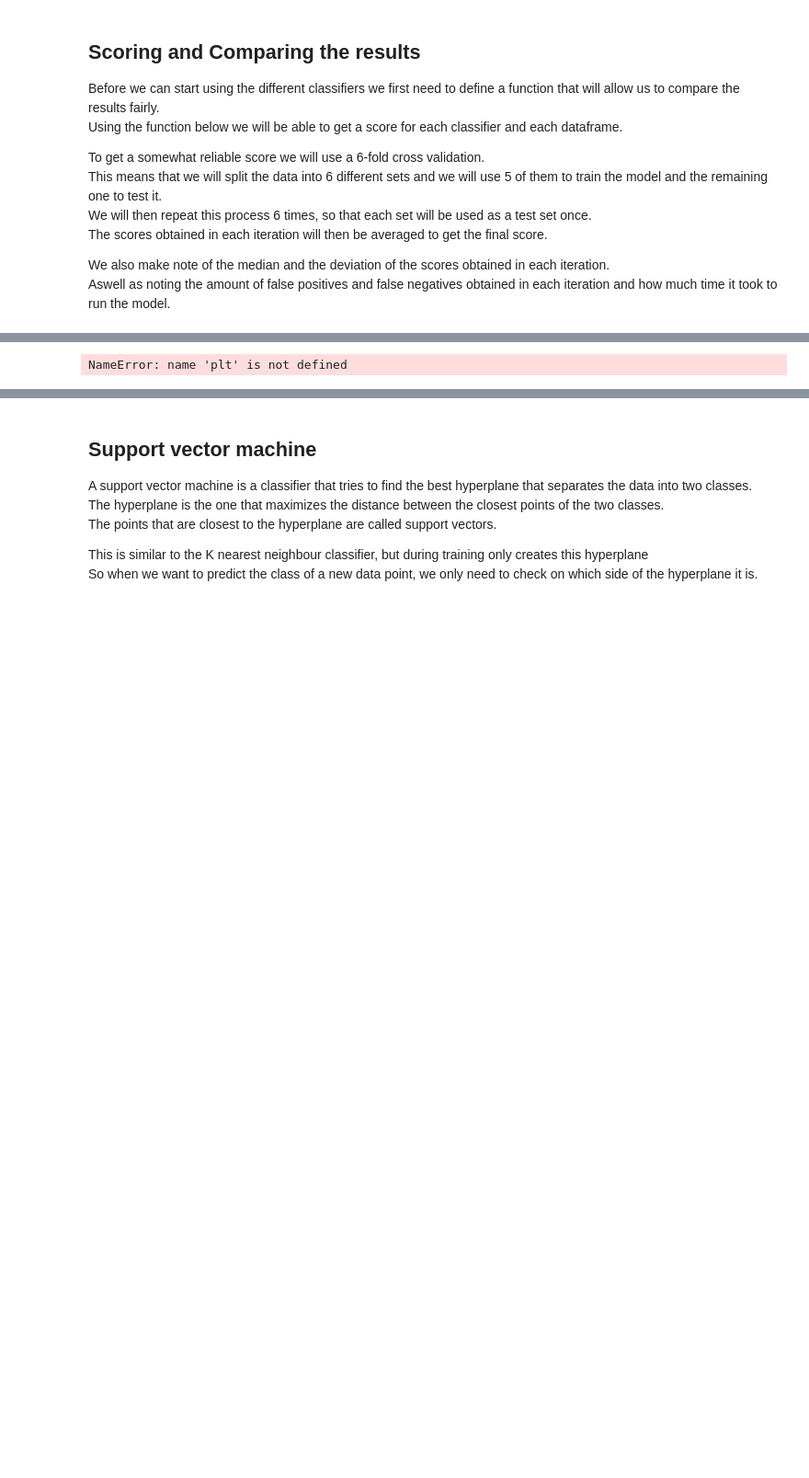
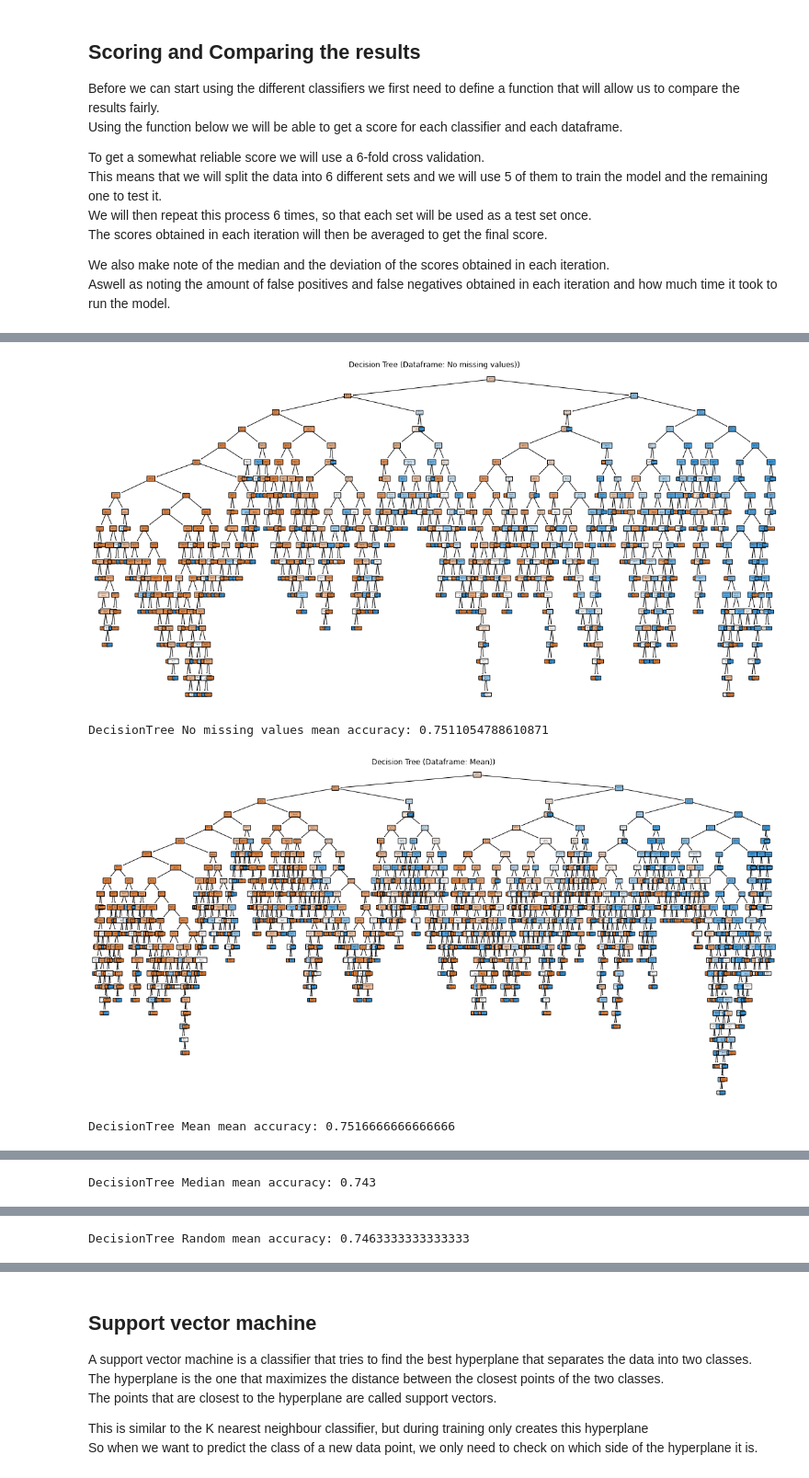
Before and after one commit to Jo-Eck/UCD-DS-Assignment-No2, a Jupyter notebook: Classification_task_3.ipynb, the cells around one changed output, grey strips where cells are left out. Shown at 92% size. Cells and saved outputs as stored; diff of their text form; code cells hidden in the pictures; blank space fills up the shorter version.

```diff
--- a/Classification_task_3.ipynb
+++ b/Classification_task_3.ipynb
@@ -76,16 +78,12 @@ tabular_data_mean.attrs['name'] = 'Mean'
 tabular_data_median = tabular_data.fillna(tabular_data.median())
 tabular_data_median.attrs['name'] = 'Median'
 
-# fill missing values with linear regression
-tabular_data_linear = tabular_data.fillna(math.floor(1 + (5-1)*random.random()))
-tabular_data_linear.attrs['name'] = 'Linear regression'
-
 # To have some fun and to see how a model would perform with a terrible dataset, I decided to fill the missing values with random numbers between 1 and 5.
 tabular_data_random = tabular_data.fillna(math.floor(1 + (5-1)*random.random()))
 tabular_data_random.attrs['name'] = 'Random'
 
 
-dataframes = [tabular_data_no_na, tabular_data_mean, tabular_data_median, tabular_data_linear, tabular_data_random]
+dataframes = [tabular_data_no_na, tabular_data_mean, tabular_data_median, tabular_data_random]
 # %% [markdown]
 ## Scoring and Comparing the results
 
@@ -123,11 +121,13 @@ def eval_and_graph (modle, modle_name,X, y, df):
         y_pred = modle.predict(X_test)
         summed_confusion_matrix += confusion_matrix(y_test, y_pred)
 
+        avg_confusion_matrix = summed_confusion_matrix / 6
+
     comparison_dict[modle_name][df.attrs['name']] = {
         'mean_accuracy': mean_accuracy,
         'median_accuracy': median_accuracy,
         'std_dev': std_dev,
-        'confusion_matrix':  summed_confusion_matrix / 6
+        'confusion_matrix': avg_confusion_matrix
     }
 
     print(f'{modle_name} {df.attrs["name"]} mean accuracy: {mean_accuracy}')
@@ -176,24 +176,33 @@ But being limited with only a small dataset with only 30000 rows and 23 columns,
 # %%
+import matplotlib.pyplot as plt
+
 comparison_dict["DecisionTree"] = {}
 
 begin = time.time()
+
+visualise = True
 
 for df in dataframes:
     X = df.drop(['satisfied'], axis=1)
     y = df['satisfied']
 
     clf = DecisionTreeClassifier(random_state=0)
     clf.fit(X, y)
 
     # Visualize the decision tree
-    plt.figure(figsize=(20, 10))
-    plot_tree(clf, filled=True, feature_names=X.columns, class_names=['Not Satisfied', 'Satisfied'], rounded=True)
-    plt.title(f"Decision Tree (Dataframe: {df.attrs['name']}))")
-    plt.show()
+    if visualise:
+        plt.figure(figsize=(20, 10))
+        plot_tree(clf, filled=True, feature_names=X.columns, class_names=['Not Satisfied', 'Satisfied'], rounded=True)
+        plt.title(f"Decision Tree (Dataframe: {df.attrs['name']}))")
+        plt.show()
 
 
     eval_and_graph(clf,"DecisionTree", X, y, df)
 
-comparison_dict["DecisionTree"]["time"] = time.time() - begin
+if not visualise:
+    comparison_dict["DecisionTree"]["time"] = time.time() - begin
 # %% [output]
+[figure, added]
-NameError: name 'plt' is not defined
+DecisionTree No missing values mean accuracy: 0.7511054788610871
+[figure, added]
+DecisionTree Mean mean accuracy: 0.7516666666666666
@@ -199,0 +210 @@ NameError: name 'plt' is not defined
+DecisionTree Median mean accuracy: 0.743
@@ -199,0 +212 @@ NameError: name 'plt' is not defined
+DecisionTree Random mean accuracy: 0.7463333333333333
```
Also changed, not shown: parts of 14 cells of this notebook, 2 other files.
